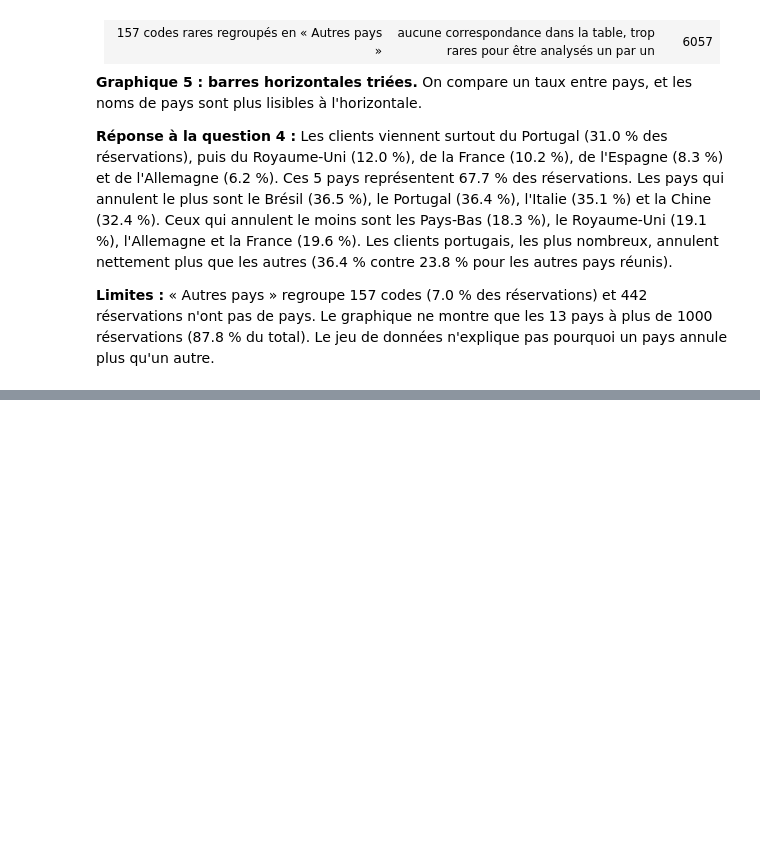
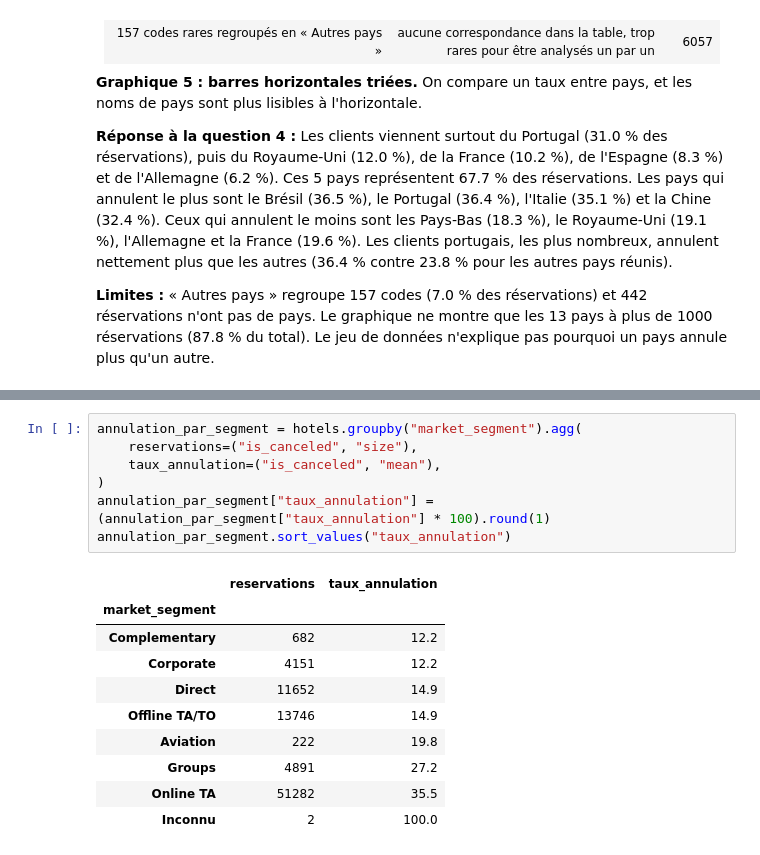
Before and after one commit to fotsotagnefred-png/Mon-projet-Analyse, a Jupyter notebook: notebooks/03_analyse.ipynb, the cells around one changed output, grey strips where cells are left out. Saved outputs shown, nothing was run; the diff lists cells and outputs as text; blank space fills up the shorter version.

```diff
--- a/notebooks/03_analyse.ipynb
+++ b/notebooks/03_analyse.ipynb
@@ -427,0 +462,18 @@ plt.show()
+# %%
+annulation_par_segment = hotels.groupby("market_segment").agg(
+    reservations=("is_canceled", "size"),
+    taux_annulation=("is_canceled", "mean"),
+)
+annulation_par_segment["taux_annulation"] = (annulation_par_segment["taux_annulation"] * 100).round(1)
+annulation_par_segment.sort_values("taux_annulation")
+# %% [output]
+|  | reservations | taux_annulation |
+| market_segment |  |  |
+| Complementary | 682 | 12.2 |
+| Corporate | 4151 | 12.2 |
+| Direct | 11652 | 14.9 |
+| Offline TA/TO | 13746 | 14.9 |
+| Aviation | 222 | 19.8 |
+| Groups | 4891 | 27.2 |
+| Online TA | 51282 | 35.5 |
+| Inconnu | 2 | 100.0 |
```
Also changed, not shown: parts of 4 cells of this notebook, 1 other file.
